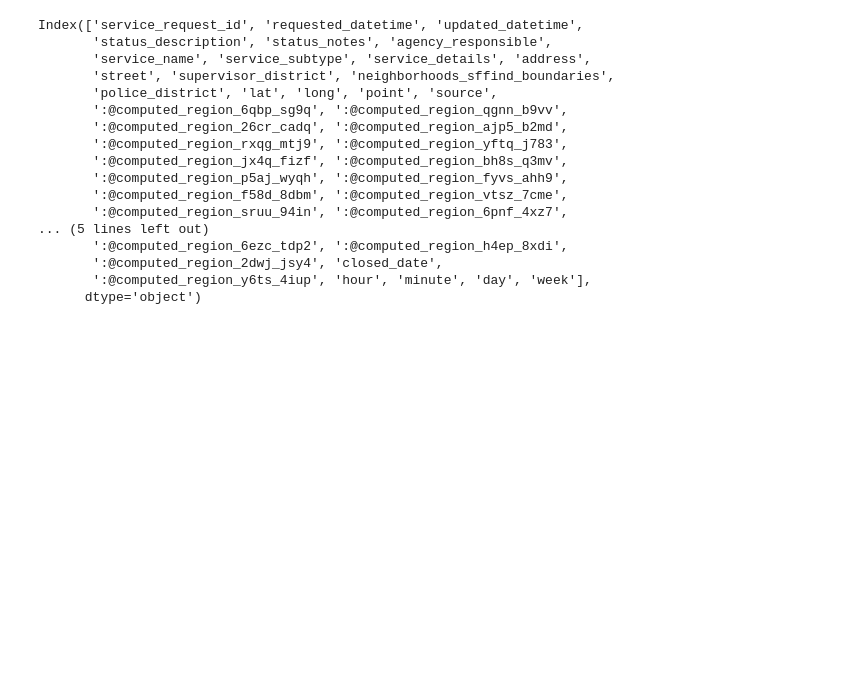
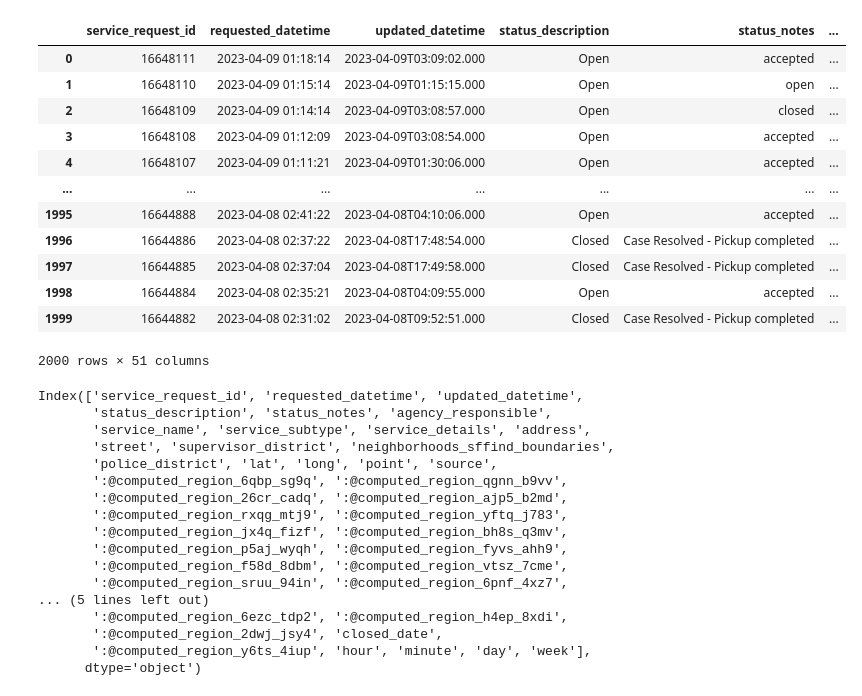
Before and after one commit to peter-amerkhanian/San-Francisco-Service-Analysis, a Jupyter notebook: Final_Project_Jared.ipynb, the cells around one changed output. Drawn from its saved outputs; the diff is of its cells as text; code cells hidden in the pictures; blank space fills up the shorter version.

```diff
--- a/Final_Project_Jared.ipynb
+++ b/Final_Project_Jared.ipynb
@@ -10,21 +4,37 @@ df = pd.read_csv(path)
 # %%
-# with open("secret.txt") as f:
-#     token = f.read()
+with open("secret.txt") as f:
+    token = f.read()
 # %%
-# # MyAppToken = 'JdK1UvvQNN9ywfsIQJQfJMWLF'
-# # client = Socrata("data.sfgov.org", None)
-# client = Socrata("data.sfgov.org", app_token=token)
-# results = client.get("vw6y-z8j6", \
-#                      limit=2000, \
-# #                      select='*', \
-# #                      where=["service_name='Street and Sidewalk Cleaning' OR service_name='Litter Receptacles'"]\
-#                     )
-# # 'Litter Receptacles'
-# results_df = pd.DataFrame.from_records(results)
+# MyAppToken = 'JdK1UvvQNN9ywfsIQJQfJMWLF'
+# client = Socrata("data.sfgov.org", None)
+client = Socrata("data.sfgov.org", app_token=token)
+results = client.get("vw6y-z8j6", \
+                     limit=2000, \
+#                      select='*', \
+#                      where=["service_name='Street and Sidewalk Cleaning' OR service_name='Litter Receptacles'"]\
+                    )
+# 'Litter Receptacles'
+results_df = pd.DataFrame.from_records(results)
 # %%
-# results_df['requested_datetime'] = pd.to_datetime(results_df['requested_datetime'])
+results_df['requested_datetime'] = pd.to_datetime(results_df['requested_datetime'])
 # %%
-# results_df['hour'] = results_df['requested_datetime'].dt.hour
-# results_df['minute'] = results_df['requested_datetime'].dt.minute
-# results_df['day'] = results_df['requested_datetime'].dt.day
+results_df['hour'] = results_df['requested_datetime'].dt.hour
+results_df['minute'] = results_df['requested_datetime'].dt.minute
+results_df['day'] = results_df['requested_datetime'].dt.day
+# %%
+results_df
+# %% [output]
+|  | service_request_id | requested_datetime | updated_datetime | status_description | status_notes | ... |
+| 0 | 16648111 | 2023-04-09 01:18:14 | 2023-04-09T03:09:02.000 | Open | accepted | ... |
+| 1 | 16648110 | 2023-04-09 01:15:14 | 2023-04-09T01:15:15.000 | Open | open | ... |
+| 2 | 16648109 | 2023-04-09 01:14:14 | 2023-04-09T03:08:57.000 | Open | closed | ... |
+| 3 | 16648108 | 2023-04-09 01:12:09 | 2023-04-09T03:08:54.000 | Open | accepted | ... |
+| 4 | 16648107 | 2023-04-09 01:11:21 | 2023-04-09T01:30:06.000 | Open | accepted | ... |
+| ... | ... | ... | ... | ... | ... | ... |
+| 1995 | 16644888 | 2023-04-08 02:41:22 | 2023-04-08T04:10:06.000 | Open | accepted | ... |
+| 1996 | 16644886 | 2023-04-08 02:37:22 | 2023-04-08T17:48:54.000 | Closed | Case Resolved - Pickup completed | ... |
+| 1997 | 16644885 | 2023-04-08 02:37:04 | 2023-04-08T17:49:58.000 | Closed | Case Resolved - Pickup completed | ... |
+| 1998 | 16644884 | 2023-04-08 02:35:21 | 2023-04-08T04:09:55.000 | Open | accepted | ... |
+| 1999 | 16644882 | 2023-04-08 02:31:02 | 2023-04-08T09:52:51.000 | Closed | Case Resolved - Pickup completed | ... |
+2000 rows × 51 columns
 # %%
```
Also changed, not shown: parts of 28 cells of this notebook.
